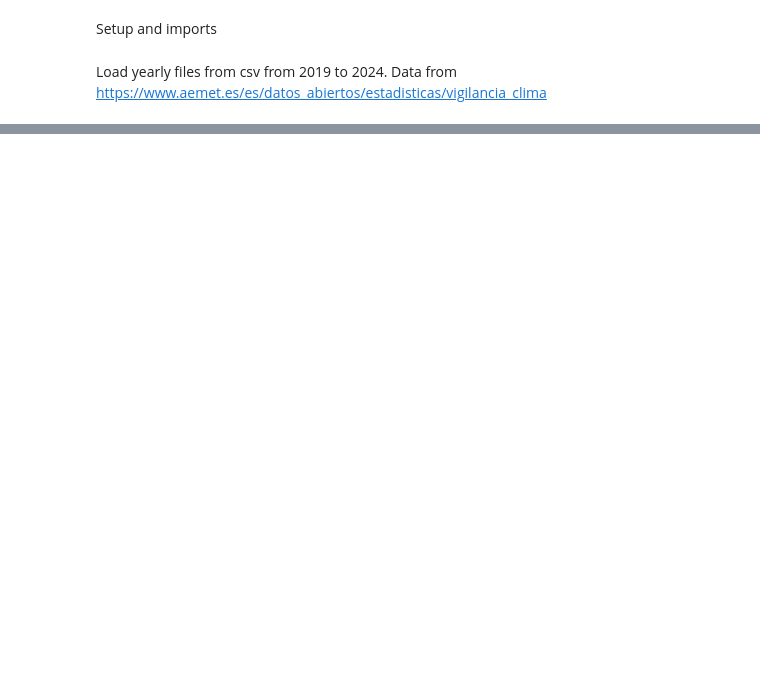
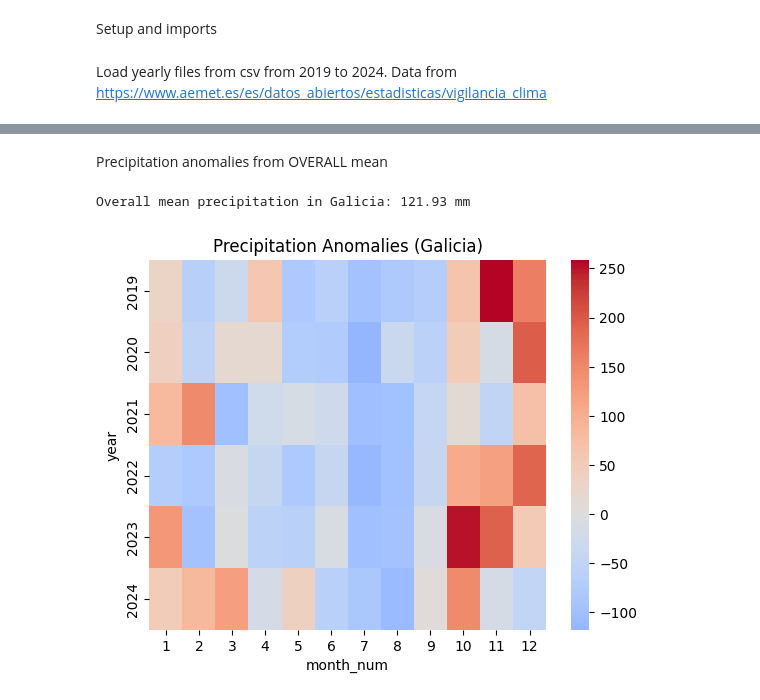
Before and after one commit to madelinelebreton/galicia-climate-analysis, a Jupyter notebook: notebooks/precipitation_monthly_data.ipynb, the cells around one changed output, grey strips where cells are left out. Drawn from its saved outputs; the diff is of its cells as text; code cells hidden in the pictures; blank space fills up the shorter version.

```diff
--- a/notebooks/precipitation_monthly_data.ipynb
+++ b/notebooks/precipitation_monthly_data.ipynb
@@ -25,0 +205,19 @@ UnicodeDecodeError: 'utf-8' codec can't decode byte 0xe1 in position 3: invalid
+# %% [markdown]
+Precipitation anomalies from OVERALL mean
+# %%
+overall_mean = galicia["precipitation"].mean()
+print(f"Overall mean precipitation in Galicia: {overall_mean:.2f} mm")
+galicia["anomaly"] = galicia["precipitation"] - overall_mean
+
+pivot = galicia.pivot_table(
+    values="anomaly",
+    index="year",
+    columns="month_num"
+)
+
+sns.heatmap(pivot, cmap="coolwarm", center=0)
+plt.title("Precipitation Anomalies (Galicia)")
+plt.show()
+# %% [output]
+Overall mean precipitation in Galicia: 121.93 mm
+[figure, added]
```
Also changed, not shown: parts of 23 cells of this notebook, 5 other files.
